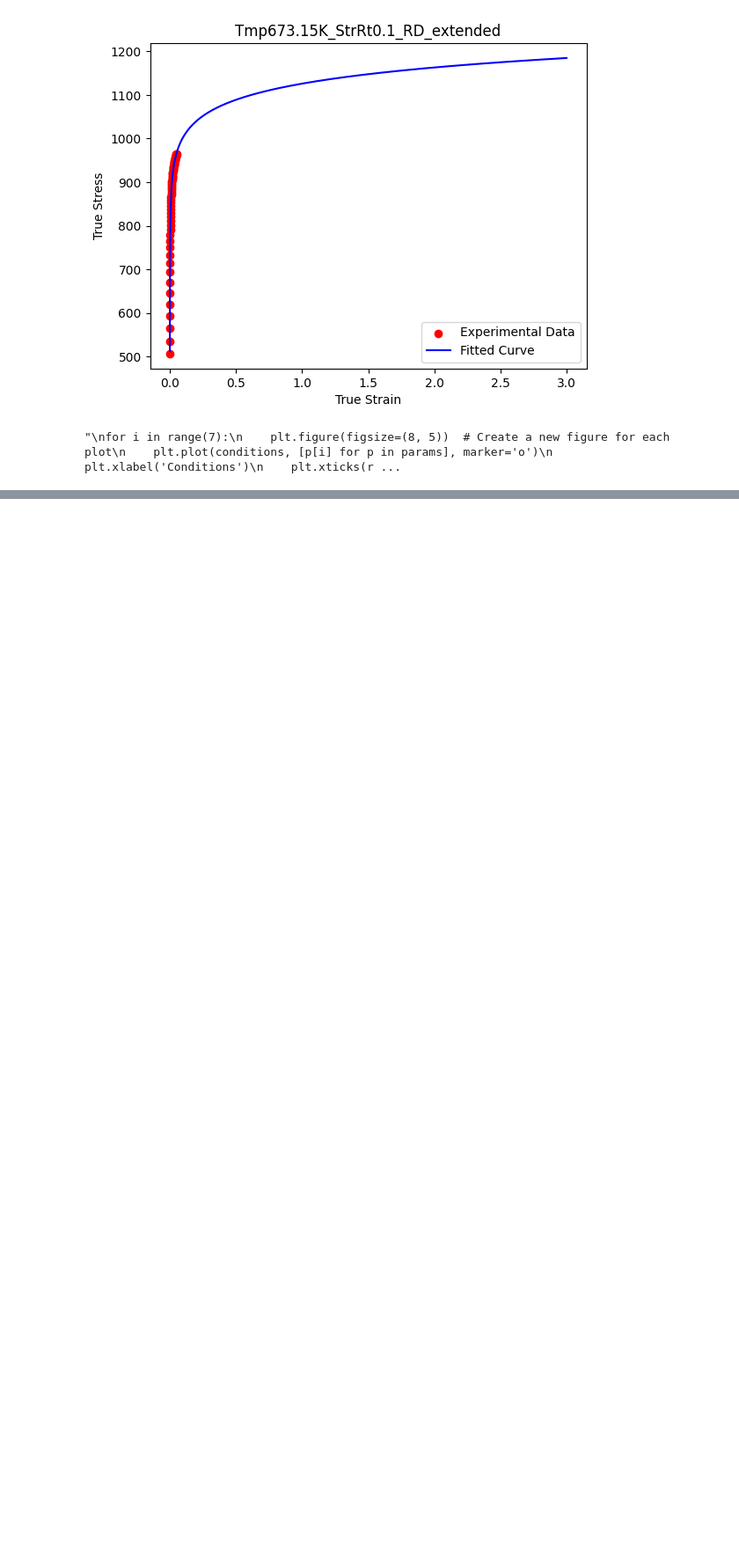
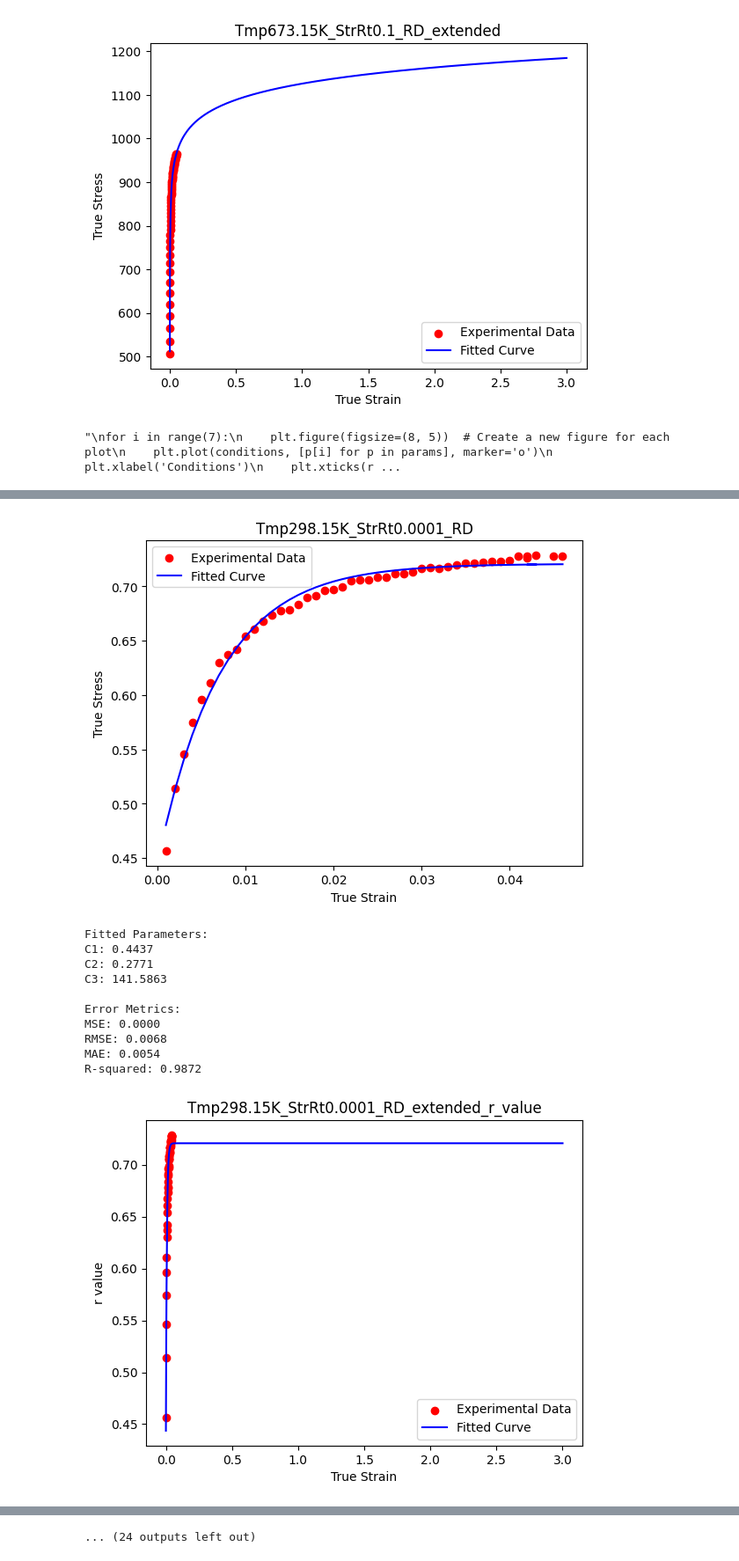
Before and after one commit to meiannnnn/coe-final-project, a Jupyter notebook: sv_fitting.ipynb, the cells around one changed output, grey strips where cells are left out. Shown at 88% size. Cells and saved outputs as stored; diff of their text form; code cells hidden in the pictures; blank space fills up the shorter version.

Commit message:
extended curve

```diff
--- a/sv_fitting.ipynb
+++ b/sv_fitting.ipynb
@@ -16,6 +16,9 @@ def modified_swift_voce(strain, A, B, n, Q, epsilon0, alpha, beta):
         voce_part = Q * (1 - np.exp(-B * strain))  # Voce law
         damping = (1 - np.exp(-alpha * strain)) / (1 + beta * strain)  # Damping term
         return swift_part + voce_part * damping
+
+def r_value(strain, c1, c2, c3):
+        return c1 + c2*(1-np.exp(-c3 * strain))
 # %% [markdown]
 # Normal Swift-Voce fitting
 # %%
@@ -79,7 +82,7 @@ def analyze_sv_fit(file_path, strain_column, stress_column, title, initial_guess
     })
 
     # Save the DataFrame to a CSV file
-    output_file_path = f"extended_curve/{title}"  # Adjust the filename as needed
+    output_file_path = f"extended_curve/{title}.csv"  # Adjust the filename as needed
     df.to_csv(output_file_path, index=False)
 
     '''
@@ -191,7 +194,7 @@ def analyze_msv_fit(file_path, strain_column, stress_column, title, initial_gues
     })
 
     # Save the DataFrame to a CSV file
-    output_file_path = f"extended_curve/{title}"  # Adjust the filename as needed
+    output_file_path = f"extended_curve/{title}.csv"  # Adjust the filename as needed
     df.to_csv(output_file_path, index=False)
     return params_low, params_high
 
@@ -304,0 +375,24 @@ R-squared: 0.9997
+# %%
+#conditions = ['Tmp77.15K_StrRt0.0001_RD']
+#conditions = ['Tmp233.15K_StrRt0.0001_RD']
+conditions = ['Tmp298.15K_StrRt0.0001_RD', 'Tmp298.15K_StrRt0.0001_DD', 'Tmp298.15K_StrRt0.0001_TD', 'Tmp298.15K_StrRt0.001_RD', 'Tmp298.15K_StrRt0.001_DD', 'Tmp298.15K_StrRt0.001_TD', 'Tmp298.15K_StrRt0.01_RD', 'Tmp298.15K_StrRt0.01_DD', 'Tmp298.15K_StrRt0.01_TD', 'Tmp298.15K_StrRt0.1_RD','Tmp298.15K_StrRt0.1_DD', 'Tmp298.15K_StrRt0.1_TD']
+#conditions = ['Tmp373.15K_StrRt0.0001_RD', 'Tmp373.15K_StrRt0.001_RD', 'Tmp373.15K_StrRt0.01_RD', 'Tmp373.15K_StrRt0.1_RD']
+#conditions = ['Tmp473.15K_StrRt0.0001_RD', 'Tmp473.15K_StrRt0.001_RD', 'Tmp473.15K_StrRt0.01_RD']
+#conditions = ['Tmp573.15K_StrRt0.0001_RD', 'Tmp573.15K_StrRt0.001_RD', 'Tmp573.15K_StrRt0.01_RD', 'Tmp573.15K_StrRt0.1_RD']
+#conditions = ['Tmp673.15K_StrRt0.0001_RD', 'Tmp673.15K_StrRt0.001_RD', 'Tmp673.15K_StrRt0.01_RD', 'Tmp673.15K_StrRt0.1_RD']
+
+for condition in conditions:
+    analyze_r_fit('data/Exp_rV_StrRtDpn_Tmp298.csv', condition + '_E', condition + '_r', condition)
+# %% [output]
+[figure, added]
+Fitted Parameters:
+C1: 0.4437
+C2: 0.2771
+C3: 141.5863
+
+Error Metrics:
+MSE: 0.0000
+RMSE: 0.0068
+MAE: 0.0054
+R-squared: 0.9872
+[figure, added]
@@ -304,0 +435 @@ R-squared: 0.9997
+... (24 outputs left out)
```
Also changed, not shown: parts of 5 cells of this notebook, 44 other files.
